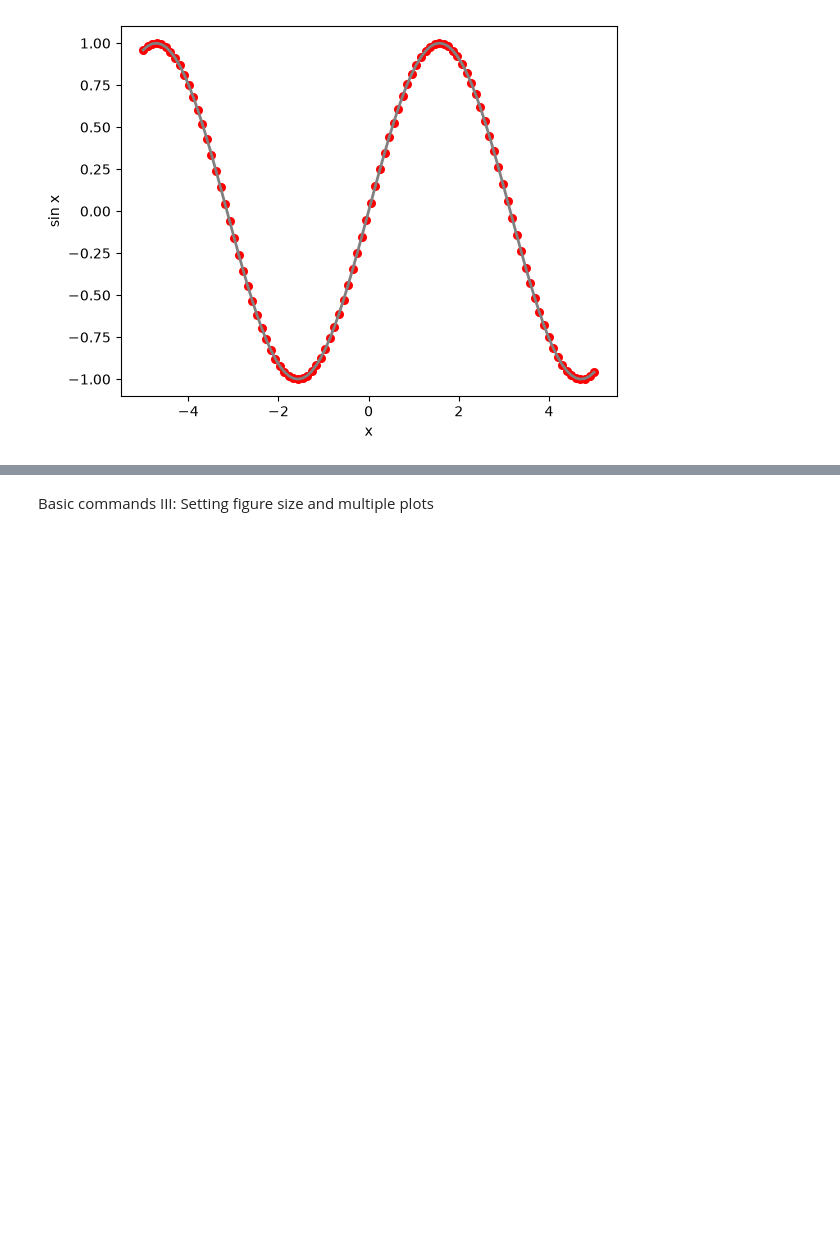
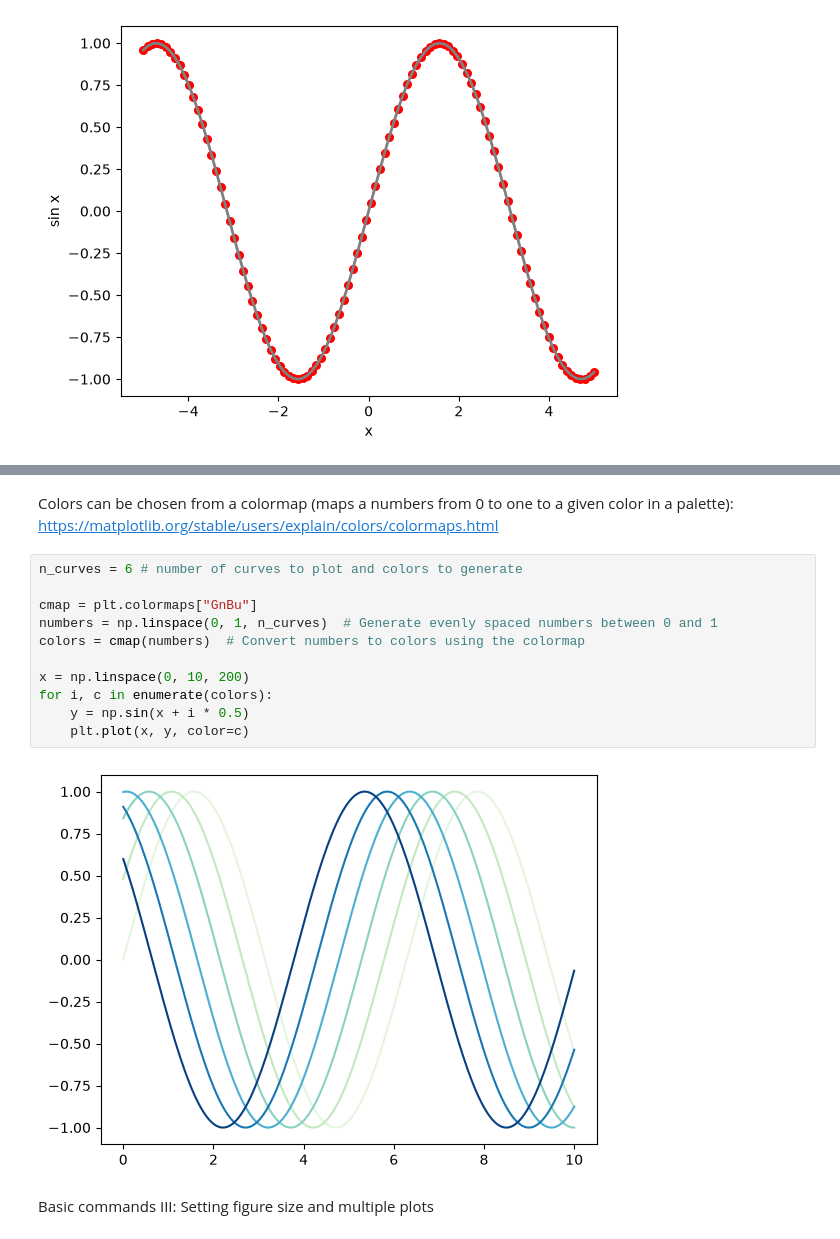
Before and after one commit to jvrglr/Scientific_python_QLS_diploma_26-27, a Jupyter notebook: Lecture_4.ipynb, the cells around one changed output, grey strips where cells are left out. Drawn from its saved outputs; the diff is of its cells as text; blank space fills up the shorter version.

Commit message:
Add more details to Matplotlib lecture

```diff
--- a/Lecture_4.ipynb
+++ b/Lecture_4.ipynb
@@ -52,6 +52,21 @@ Text(0.5, 0, 'x')
 # %% [markdown]
 List of named colors:
 ![Python_colors](Images/Python_Colors.webp)
+# %% [markdown]
+Colors can be chosen from a colormap (maps a numbers from 0 to one to a given color in a palette): https://matplotlib.org/stable/users/explain/colors/colormaps.html
+# %%
+n_curves = 6 # number of curves to plot and colors to generate
+
+cmap = plt.colormaps["GnBu"]
+numbers = np.linspace(0, 1, n_curves)  # Generate evenly spaced numbers between 0 and 1
+colors = cmap(numbers)  # Convert numbers to colors using the colormap
+
+x = np.linspace(0, 10, 200)
+for i, c in enumerate(colors):
+    y = np.sin(x + i * 0.5)
+    plt.plot(x, y, color=c)
+# %% [output]
+[figure, added]
 # %% [markdown]
 Basic commands III: Setting figure size and multiple plots
 # %%
```
Also changed, not shown: parts of 14 cells of this notebook, 1 other file.
